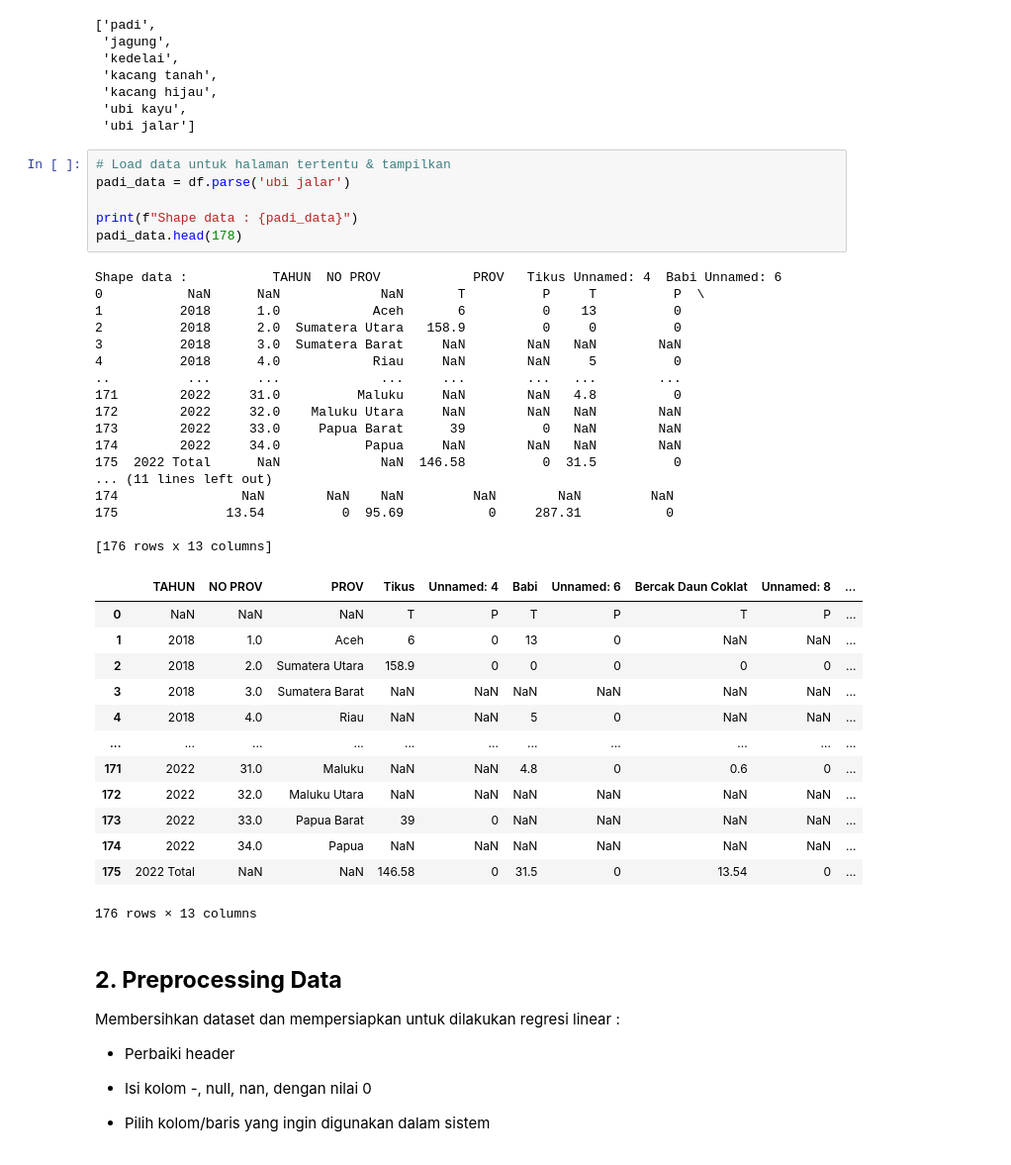
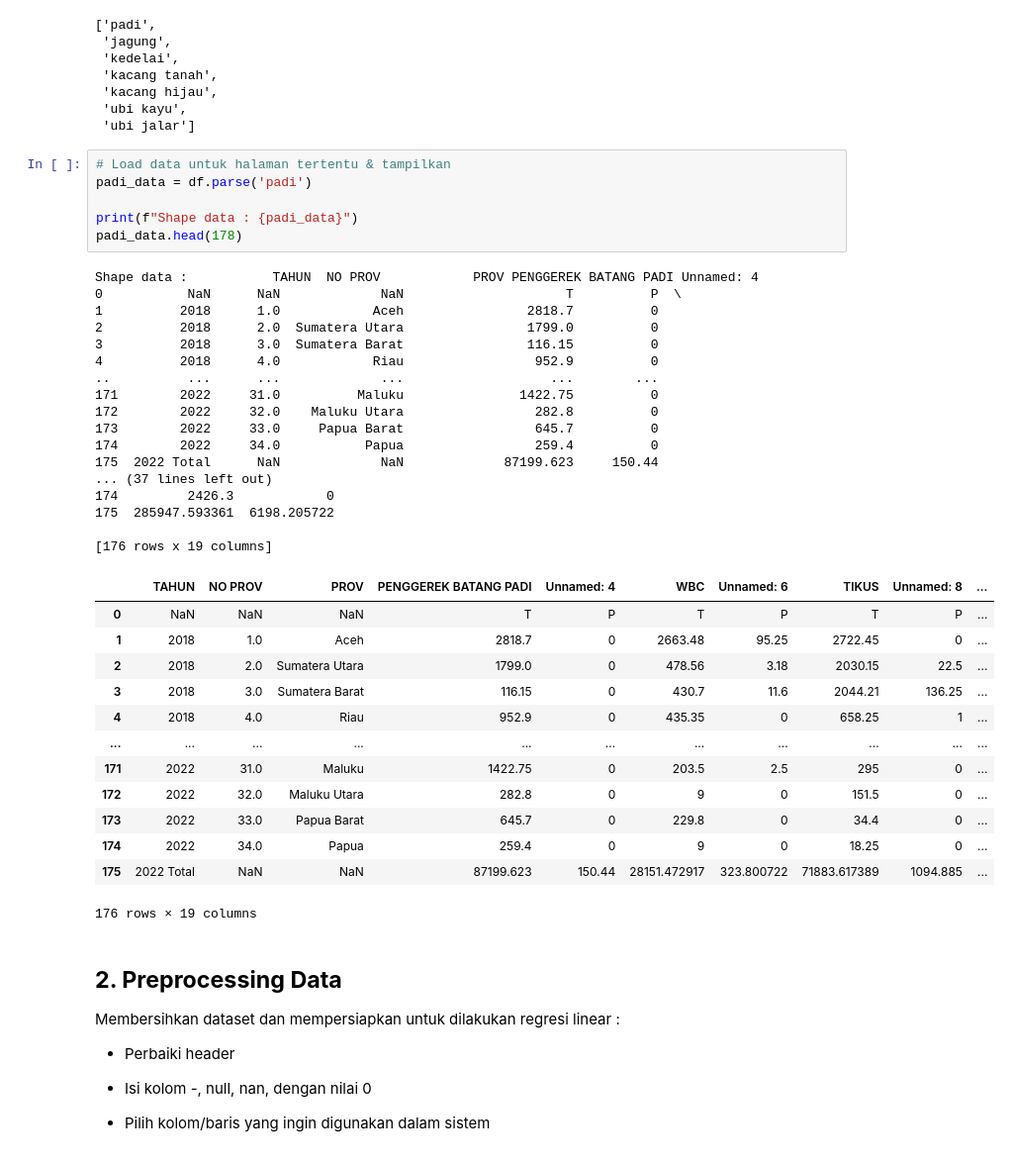
Before and after one commit to NGR-Diputra/PKL-FP-Regres_Linear, a Jupyter notebook: main_T.ipynb, the cells around one changed output. Shown at 99% size. Cells and saved outputs as stored; diff of their text form.

```diff
--- a/main_T.ipynb
+++ b/main_T.ipynb
@@ -28,41 +28,41 @@ df.sheet_names
  'ubi jalar']
 # %%
 # Load data untuk halaman tertentu & tampilkan
-padi_data = df.parse('ubi jalar')
+padi_data = df.parse('padi')
 
 print(f"Shape data : {padi_data}")
 padi_data.head(178)
 # %% [output]
-Shape data :           TAHUN  NO PROV            PROV   Tikus Unnamed: 4  Babi Unnamed: 6
-0           NaN      NaN             NaN       T          P     T          P  \
-1          2018      1.0            Aceh       6          0    13          0
-2          2018      2.0  Sumatera Utara   158.9          0     0          0
-3          2018      3.0  Sumatera Barat     NaN        NaN   NaN        NaN
-4          2018      4.0            Riau     NaN        NaN     5          0
-..          ...      ...             ...     ...        ...   ...        ...
-171        2022     31.0          Maluku     NaN        NaN   4.8          0
-172        2022     32.0    Maluku Utara     NaN        NaN   NaN        NaN
-173        2022     33.0     Papua Barat      39          0   NaN        NaN
-174        2022     34.0           Papua     NaN        NaN   NaN        NaN
-175  2022 Total      NaN             NaN  146.58          0  31.5          0
-... (11 lines left out)
-174                NaN        NaN    NaN         NaN        NaN         NaN
-175              13.54          0  95.69           0     287.31           0
+Shape data :           TAHUN  NO PROV            PROV PENGGEREK BATANG PADI Unnamed: 4
+0           NaN      NaN             NaN                     T          P  \
+1          2018      1.0            Aceh                2818.7          0
+2          2018      2.0  Sumatera Utara                1799.0          0
+3          2018      3.0  Sumatera Barat                116.15          0
+4          2018      4.0            Riau                 952.9          0
+..          ...      ...             ...                   ...        ...
+171        2022     31.0          Maluku               1422.75          0
+172        2022     32.0    Maluku Utara                 282.8          0
+173        2022     33.0     Papua Barat                 645.7          0
+174        2022     34.0           Papua                 259.4          0
+175  2022 Total      NaN             NaN             87199.623     150.44
+... (37 lines left out)
+174         2426.3            0
+175  285947.593361  6198.205722
 
-[176 rows x 13 columns]
+[176 rows x 19 columns]
-|  | TAHUN | NO PROV | PROV | Tikus | Unnamed: 4 | Babi | Unnamed: 6 | Bercak Daun Coklat | Unnamed: 8 | ... |
+|  | TAHUN | NO PROV | PROV | PENGGEREK BATANG PADI | Unnamed: 4 | WBC | Unnamed: 6 | TIKUS | Unnamed: 8 | ... |
 | 0 | NaN | NaN | NaN | T | P | T | P | T | P | ... |
-| 1 | 2018 | 1.0 | Aceh | 6 | 0 | 13 | 0 | NaN | NaN | ... |
-| 2 | 2018 | 2.0 | Sumatera Utara | 158.9 | 0 | 0 | 0 | 0 | 0 | ... |
-| 3 | 2018 | 3.0 | Sumatera Barat | NaN | NaN | NaN | NaN | NaN | NaN | ... |
-| 4 | 2018 | 4.0 | Riau | NaN | NaN | 5 | 0 | NaN | NaN | ... |
+| 1 | 2018 | 1.0 | Aceh | 2818.7 | 0 | 2663.48 | 95.25 | 2722.45 | 0 | ... |
+| 2 | 2018 | 2.0 | Sumatera Utara | 1799.0 | 0 | 478.56 | 3.18 | 2030.15 | 22.5 | ... |
+| 3 | 2018 | 3.0 | Sumatera Barat | 116.15 | 0 | 430.7 | 11.6 | 2044.21 | 136.25 | ... |
+| 4 | 2018 | 4.0 | Riau | 952.9 | 0 | 435.35 | 0 | 658.25 | 1 | ... |
 | ... | ... | ... | ... | ... | ... | ... | ... | ... | ... | ... |
-| 171 | 2022 | 31.0 | Maluku | NaN | NaN | 4.8 | 0 | 0.6 | 0 | ... |
-| 172 | 2022 | 32.0 | Maluku Utara | NaN | NaN | NaN | NaN | NaN | NaN | ... |
-| 173 | 2022 | 33.0 | Papua Barat | 39 | 0 | NaN | NaN | NaN | NaN | ... |
-| 174 | 2022 | 34.0 | Papua | NaN | NaN | NaN | NaN | NaN | NaN | ... |
-| 175 | 2022 Total | NaN | NaN | 146.58 | 0 | 31.5 | 0 | 13.54 | 0 | ... |
+| 171 | 2022 | 31.0 | Maluku | 1422.75 | 0 | 203.5 | 2.5 | 295 | 0 | ... |
+| 172 | 2022 | 32.0 | Maluku Utara | 282.8 | 0 | 9 | 0 | 151.5 | 0 | ... |
+| 173 | 2022 | 33.0 | Papua Barat | 645.7 | 0 | 229.8 | 0 | 34.4 | 0 | ... |
+| 174 | 2022 | 34.0 | Papua | 259.4 | 0 | 9 | 0 | 18.25 | 0 | ... |
+| 175 | 2022 Total | NaN | NaN | 87199.623 | 150.44 | 28151.472917 | 323.800722 | 71883.617389 | 1094.885 | ... |
-176 rows × 13 columns
+176 rows × 19 columns
 # %% [markdown]
 ## **2. Preprocessing Data**
 
```
Also changed, not shown: parts of 22 cells of this notebook.
